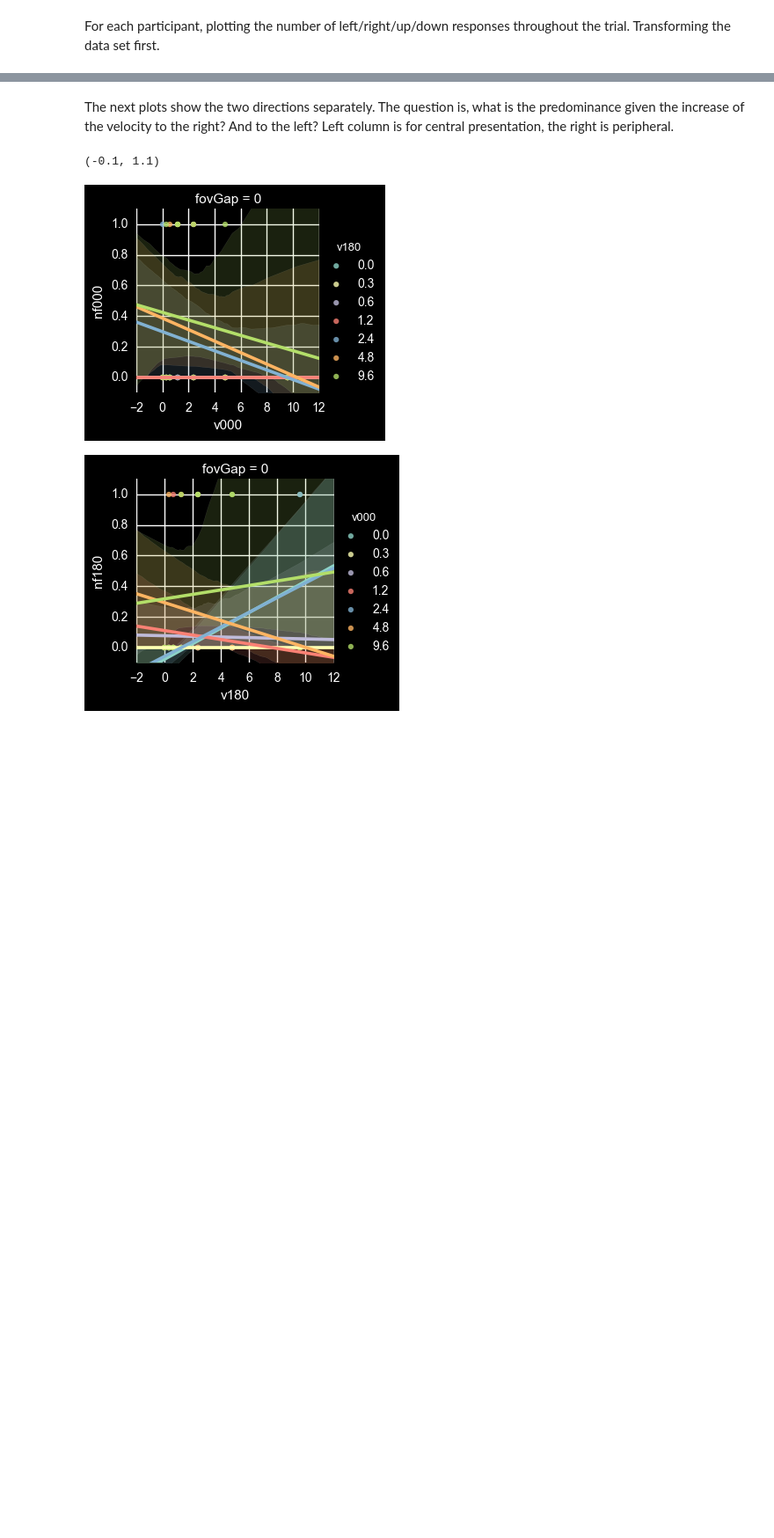
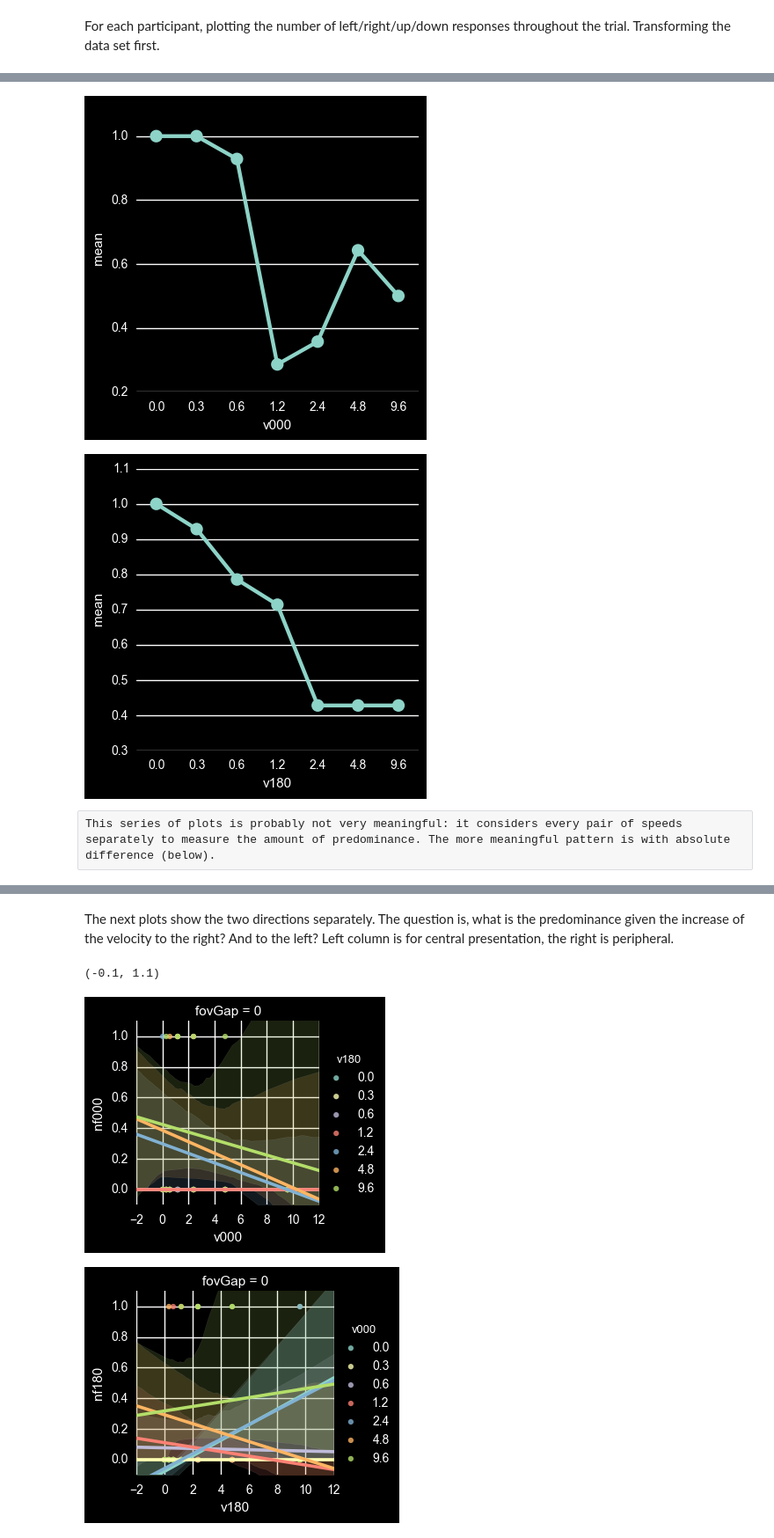
Before and after one commit to egorananyev/mc, a Jupyter notebook: analysis/mcvct.ipynb, the cells around one changed output, grey strips where cells are left out. Shown at 88% size. Cells and saved outputs as stored; diff of their text form; code cells hidden in the pictures; blank space fills up the shorter version.

```diff
--- a/analysis/mcvct.ipynb
+++ b/analysis/mcvct.ipynb
@@ -105,0 +91,12 @@ The first plot shows simply the trend overall: as the speed keeps increasing tow
+# %%
+sumDR = ds.groupby('v000', as_index=False)['nf270'].agg([np.sum, np.mean, np.std, np.size]).reset_index()
+sumDL = ds.groupby('v180', as_index=False)['nf270'].agg([np.sum, np.mean, np.std, np.size]).reset_index()
+sumDR['nf270','v000'] = sumR['v000']
+sumDL['nf270','v180'] = sumL['v180']
+g = sns.factorplot(x='v000', y='mean', data=sumDR['nf270'])
+g = sns.factorplot(x='v180', y='mean', data=sumDL['nf270'])
+# %% [output]
+[figure, added]
+[figure, added]
+# %% [raw]
+This series of plots is probably not very meaningful: it considers every pair of speeds separately to measure the amount of predominance. The more meaningful pattern is with absolute difference (below).
```
Also changed, not shown: parts of 25 cells of this notebook, 3 other files.
